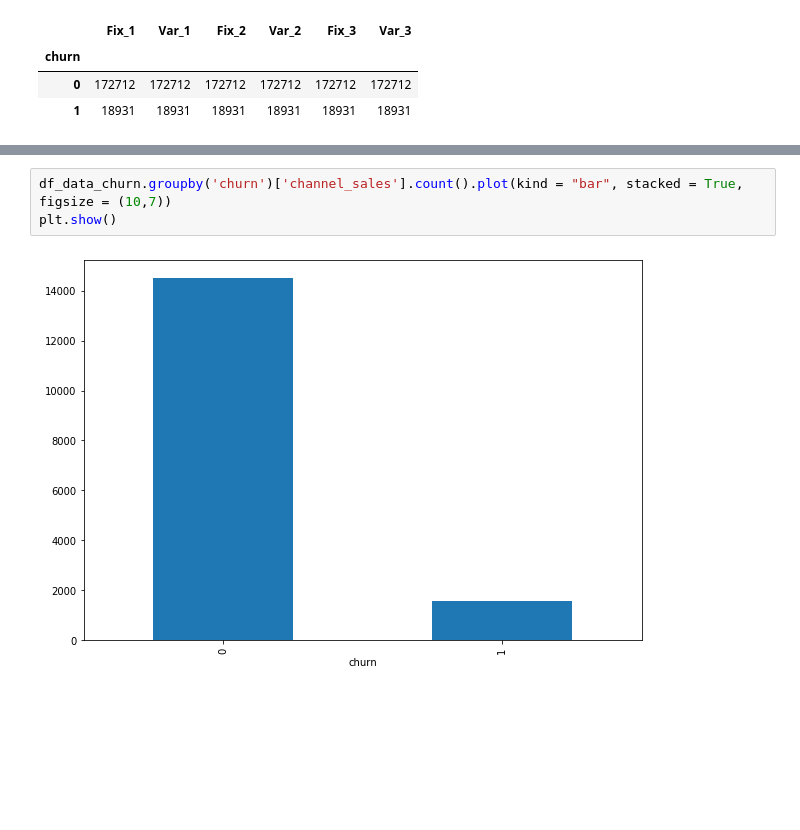
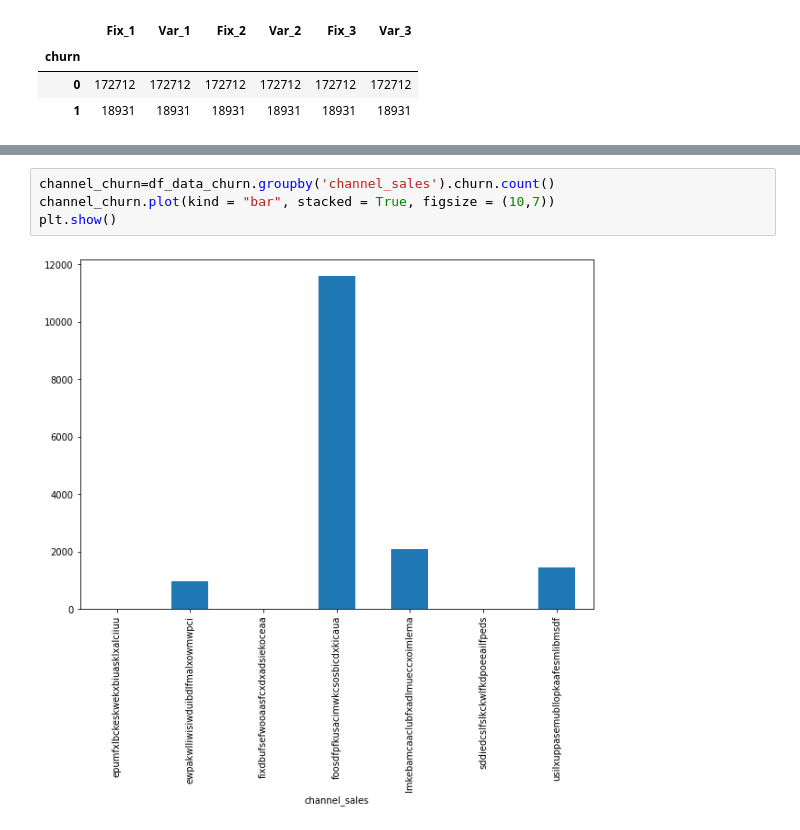
Before and after one commit to Tramnddle/TramProjects, a Jupyter notebook: BCG's data science & advanced analytics program/PowerCo Exploratory Analysis.ipynb, the cells around one changed output, grey strips where cells are left out. Drawn from its saved outputs; the diff is of its cells as text; blank space fills up the shorter version.

```diff
--- a/BCG's data science & advanced analytics program/PowerCo Exploratory Analysis.ipynb
+++ b/BCG's data science & advanced analytics program/PowerCo Exploratory Analysis.ipynb
@@ -608,5 +604,6 @@ plt.show()
 # %%
-df_data_churn.groupby('churn')['channel_sales'].count().plot(kind = "bar", stacked = True, figsize = (10,7))
+channel_churn=df_data_churn.groupby('channel_sales').churn.count()
+channel_churn.plot(kind = "bar", stacked = True, figsize = (10,7))
 plt.show()
 # %% [output]
-[figure, old version]
+[figure, new version]
```
Also changed, not shown: parts of 35 cells of this notebook, 1 other file.
